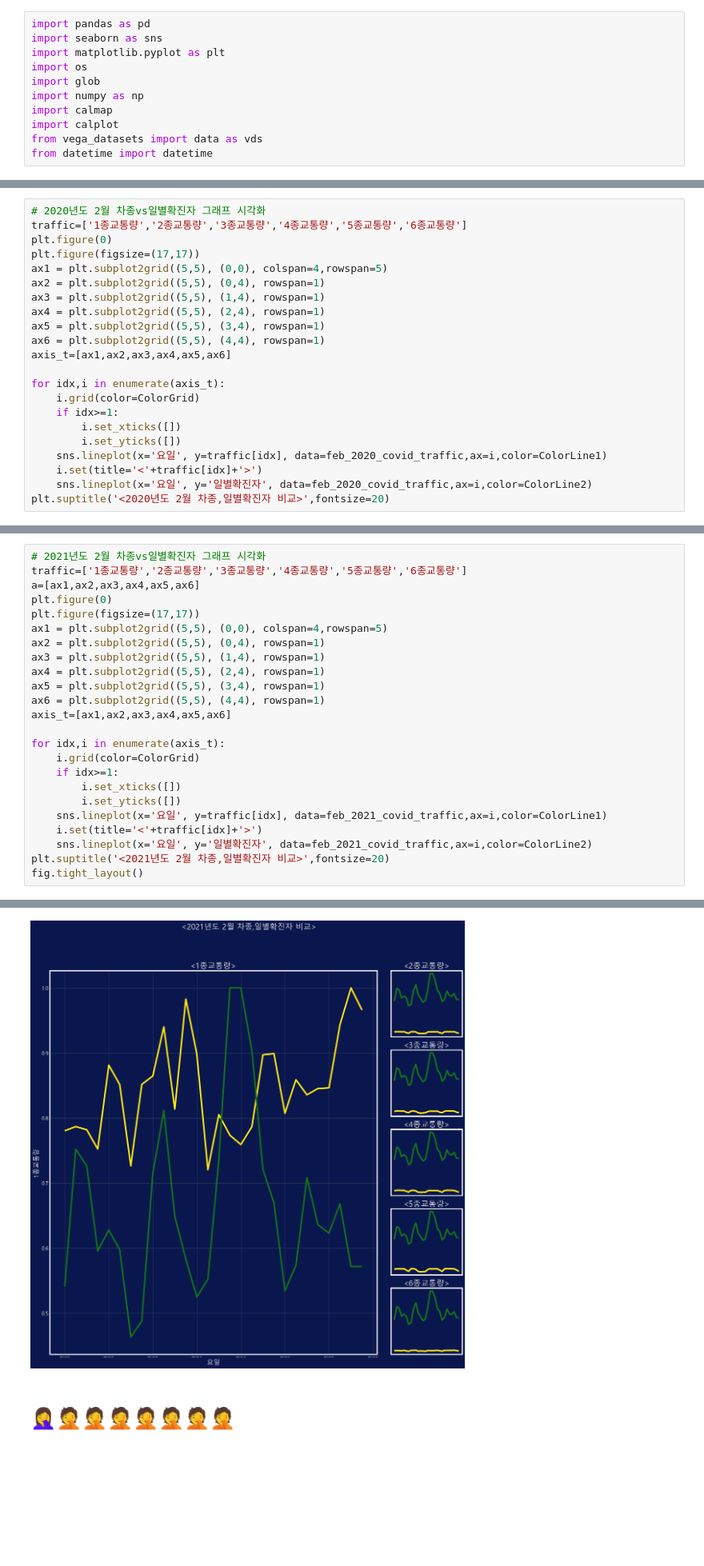
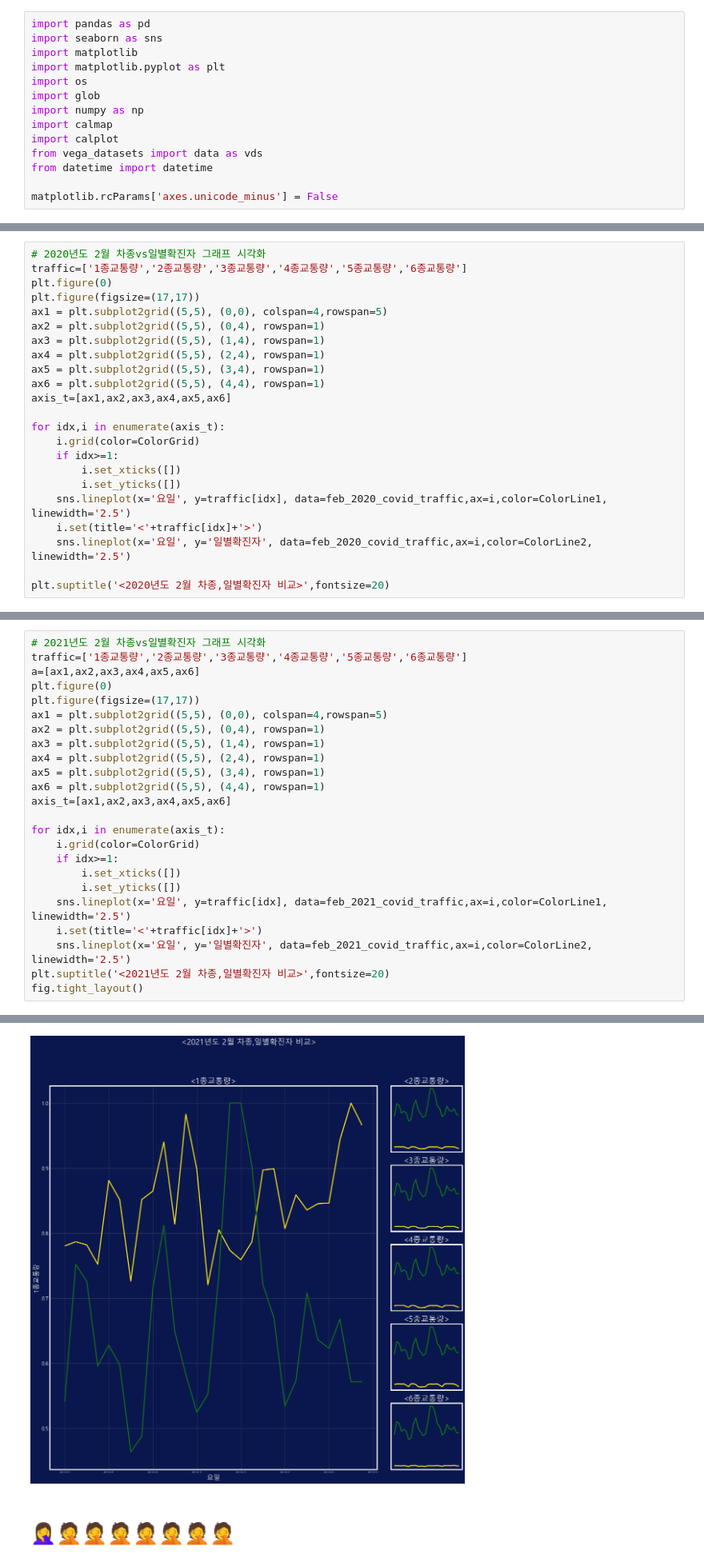
Before and after one commit to WooShangHyeon/damentor_3, a Jupyter notebook: FINAL_SAMHYUNTECH-시각화2.ipynb, the cells around one changed output, grey strips where cells are left out. Shown at 80% size. Drawn from its saved outputs; the diff is of its cells as text; blank space fills up the shorter version.

```diff
--- a/FINAL_SAMHYUNTECH-시각화2.ipynb
+++ b/FINAL_SAMHYUNTECH-시각화2.ipynb
@@ -7,6 +7,7 @@ warnings.filterwarnings(action='ignore')
 # %%
 import pandas as pd
 import seaborn as sns
+import matplotlib
 import matplotlib.pyplot as plt
 import os
 import glob
@@ -15,6 +16,8 @@ import calmap
 import calplot
 from vega_datasets import data as vds
 from datetime import datetime
+
+matplotlib.rcParams['axes.unicode_minus'] = False
 # %%
 ColorGrid='#2A3459'
 ColorLine1='#FEE715'
@@ -828,9 +845,10 @@ for idx,i in enumerate(axis_t):
     if idx>=1:
         i.set_xticks([])
         i.set_yticks([])
-    sns.lineplot(x='요일', y=traffic[idx], data=feb_2020_covid_traffic,ax=i,color=ColorLine1)
+    sns.lineplot(x='요일', y=traffic[idx], data=feb_2020_covid_traffic,ax=i,color=ColorLine1, linewidth='2.5')
     i.set(title='<'+traffic[idx]+'>')
-    sns.lineplot(x='요일', y='일별확진자', data=feb_2020_covid_traffic,ax=i,color=ColorLine2)
+    sns.lineplot(x='요일', y='일별확진자', data=feb_2020_covid_traffic,ax=i,color=ColorLine2, linewidth='2.5')
+
 plt.suptitle('<2020년도 2월 차종,일별확진자 비교>',fontsize=20)
 # %% [output]
 Text(0.5, 0.98, '<2020년도 2월 차종,일별확진자 비교>')
@@ -839,29 +857,29 @@ Text(0.5, 0.98, '<2020년도 2월 차종,일별확진자 비교>')
 # %%
 # 2021년도 2월 차종vs일별확진자 그래프 시각화
 traffic=['1종교통량','2종교통량','3종교통량','4종교통량','5종교통량','6종교통량']
 a=[ax1,ax2,ax3,ax4,ax5,ax6]
 plt.figure(0)
 plt.figure(figsize=(17,17))
 ax1 = plt.subplot2grid((5,5), (0,0), colspan=4,rowspan=5)
 ax2 = plt.subplot2grid((5,5), (0,4), rowspan=1)
 ax3 = plt.subplot2grid((5,5), (1,4), rowspan=1)
 ax4 = plt.subplot2grid((5,5), (2,4), rowspan=1)
 ax5 = plt.subplot2grid((5,5), (3,4), rowspan=1)
 ax6 = plt.subplot2grid((5,5), (4,4), rowspan=1)
 axis_t=[ax1,ax2,ax3,ax4,ax5,ax6]
 
 for idx,i in enumerate(axis_t):
     i.grid(color=ColorGrid)
     if idx>=1:
         i.set_xticks([])
         i.set_yticks([])
-    sns.lineplot(x='요일', y=traffic[idx], data=feb_2021_covid_traffic,ax=i,color=ColorLine1)
+    sns.lineplot(x='요일', y=traffic[idx], data=feb_2021_covid_traffic,ax=i,color=ColorLine1, linewidth='2.5')
     i.set(title='<'+traffic[idx]+'>')
-    sns.lineplot(x='요일', y='일별확진자', data=feb_2021_covid_traffic,ax=i,color=ColorLine2)
+    sns.lineplot(x='요일', y='일별확진자', data=feb_2021_covid_traffic,ax=i,color=ColorLine2, linewidth='2.5')
 plt.suptitle('<2021년도 2월 차종,일별확진자 비교>',fontsize=20)
 fig.tight_layout()
 # %% [output]
 <Figure size 432x288 with 0 Axes>
-[figure, old version]
+[figure, new version]
 # %% [markdown]
 # 🤦‍♀️🤦‍🤦‍🤦‍🤦‍🤦‍🤦‍🤦‍
```
Also changed, not shown: parts of 9 cells of this notebook.
